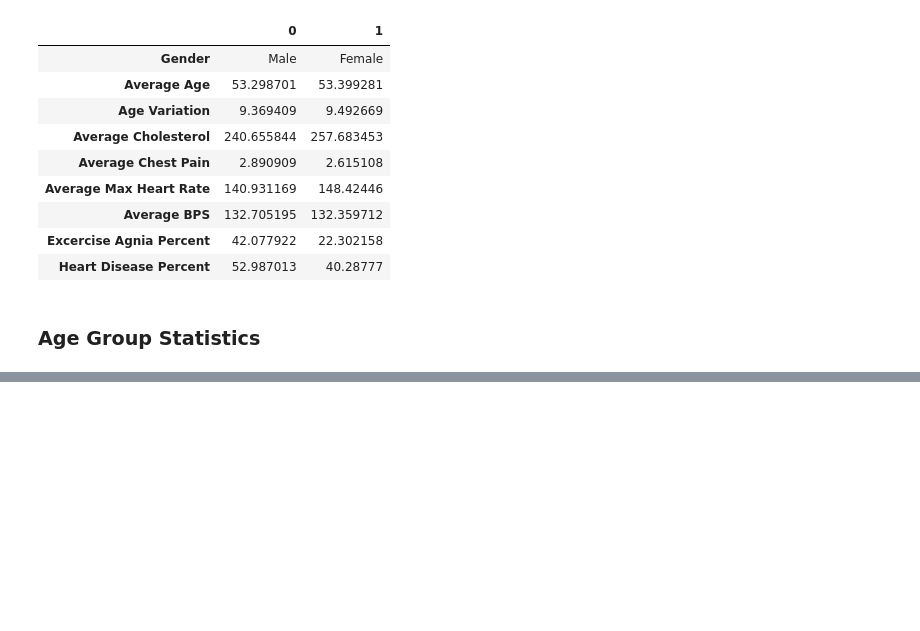
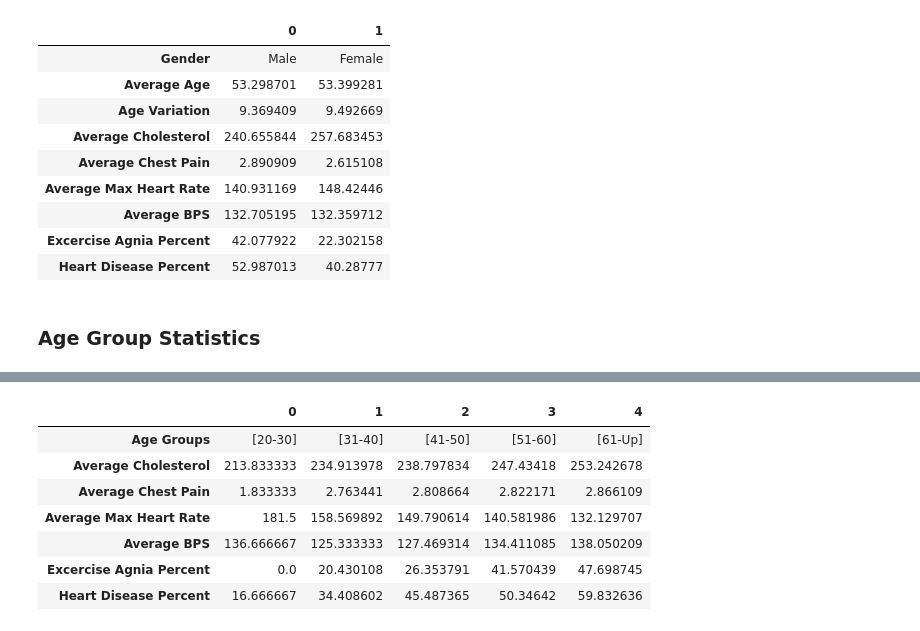
Before and after one commit to Astro0re/Data, a Jupyter notebook: Heart Disease/Heart Disease analysis.ipynb, the cells around one changed output, grey strips where cells are left out. Cells and saved outputs as stored; diff of their text form; code cells hidden in the pictures; blank space fills up the shorter version.

```diff
--- a/Heart Disease/Heart Disease analysis.ipynb
+++ b/Heart Disease/Heart Disease analysis.ipynb
@@ -171,8 +172,10 @@ age_51_chol_avg = Age_51_60['cholesterol'].mean()
 age_51_cpt_avg = Age_51_60['chest pain type'].mean()
 age_51_mhr_avg = Age_51_60['max heart rate'].mean()
 age_51_bps_avg = Age_51_60['resting bps'].mean()
-age_51_agnia_count = Age_51_60['exercise angina'].value_counts()
-age_51_target_count = Age_51_60['target'].value_counts()
+Age_51_60['exercise angina'].value_counts()
+age_51_agnia_count = (180/433)*100
+Age_51_60['target'].value_counts()
+age_51_target_count = (218/433)*100
 # %% [markdown]
 #### Age 41 - 50
 # %%
@@ -197,8 +200,10 @@ age_41_chol_avg = Age_41_50['cholesterol'].mean()
 age_41_cpt_avg = Age_41_50['chest pain type'].mean()
 age_41_mhr_avg = Age_41_50['max heart rate'].mean()
 age_41_bps_avg = Age_41_50['resting bps'].mean()
-age_41_agnia_count = Age_41_50['exercise angina'].value_counts()
-age_41_target_count = Age_41_50['target'].value_counts()
+Age_41_50['exercise angina'].value_counts()
+age_41_agnia_count = (73/277)*100
+Age_41_50['target'].value_counts()
+age_41_target_count = (126/277)*100
 # %% [markdown]
 #### Age 31 - 40
 # %%
@@ -223,8 +228,10 @@ age_31_chol_avg = Age_31_40['cholesterol'].mean()
 age_31_cpt_avg = Age_31_40['chest pain type'].mean()
 age_31_mhr_avg = Age_31_40['max heart rate'].mean()
 age_31_bps_avg = Age_31_40['resting bps'].mean()
-age_31_agnia_count = Age_31_40['exercise angina'].value_counts()
-age_31_target_count = Age_31_40['target'].value_counts()
+Age_31_40['exercise angina'].value_counts()
+age_31_agnia_count = (19/93)*100
+Age_31_40['target'].value_counts()
+age_31_target_count = (32/93)*100
 # %% [markdown]
 #### Age 20 - 30
 # %%
@@ -243,8 +257,10 @@ age_20_chol_avg = Age_20_30['cholesterol'].mean()
 age_20_cpt_avg = Age_20_30['chest pain type'].mean()
 age_20_mhr_avg = Age_20_30['max heart rate'].mean()
 age_20_bps_avg = Age_20_30['resting bps'].mean()
-age_20_agnia_count = Age_20_30['exercise angina'].value_counts()
-age_20_target_count = Age_20_30['target'].value_counts()
+Age_20_30['exercise angina'].value_counts()
+age_20_agnia_count = (0/6)*100
+Age_20_30['target'].value_counts()
+age_20_target_count = (1/6)*100
 # %% [markdown]
 ### Gender
 # %%
@@ -417,3 +424,14 @@ Name: count, dtype: i...
 # %%
 AG_Index= pd.Index(['Age Groups','Average Cholesterol','Average Chest Pain','Average Max Heart Rate','Average BPS','Excercise Agnia Percent','Heart Disease Percent'])
 AG.index = AG_Index
+# %%
+AG.head(7)
+# %% [output]
+|  | 0 | 1 | 2 | 3 | 4 |
+| Age Groups | [20-30] | [31-40] | [41-50] | [51-60] | [61-Up] |
+| Average Cholesterol | 213.833333 | 234.913978 | 238.797834 | 247.43418 | 253.242678 |
+| Average Chest Pain | 1.833333 | 2.763441 | 2.808664 | 2.822171 | 2.866109 |
+| Average Max Heart Rate | 181.5 | 158.569892 | 149.790614 | 140.581986 | 132.129707 |
+| Average BPS | 136.666667 | 125.333333 | 127.469314 | 134.411085 | 138.050209 |
+| Excercise Agnia Percent | 0.0 | 20.430108 | 26.353791 | 41.570439 | 47.698745 |
+| Heart Disease Percent | 16.666667 | 34.408602 | 45.487365 | 50.34642 | 59.832636 |
```
Also changed, not shown: parts of 3 cells of this notebook.
